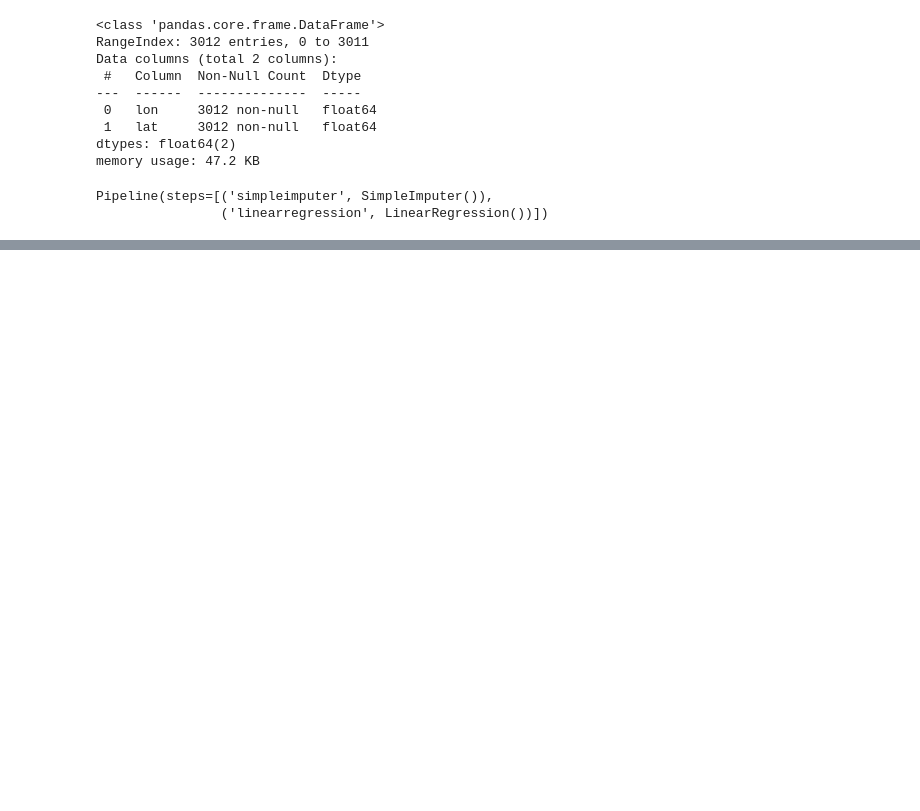
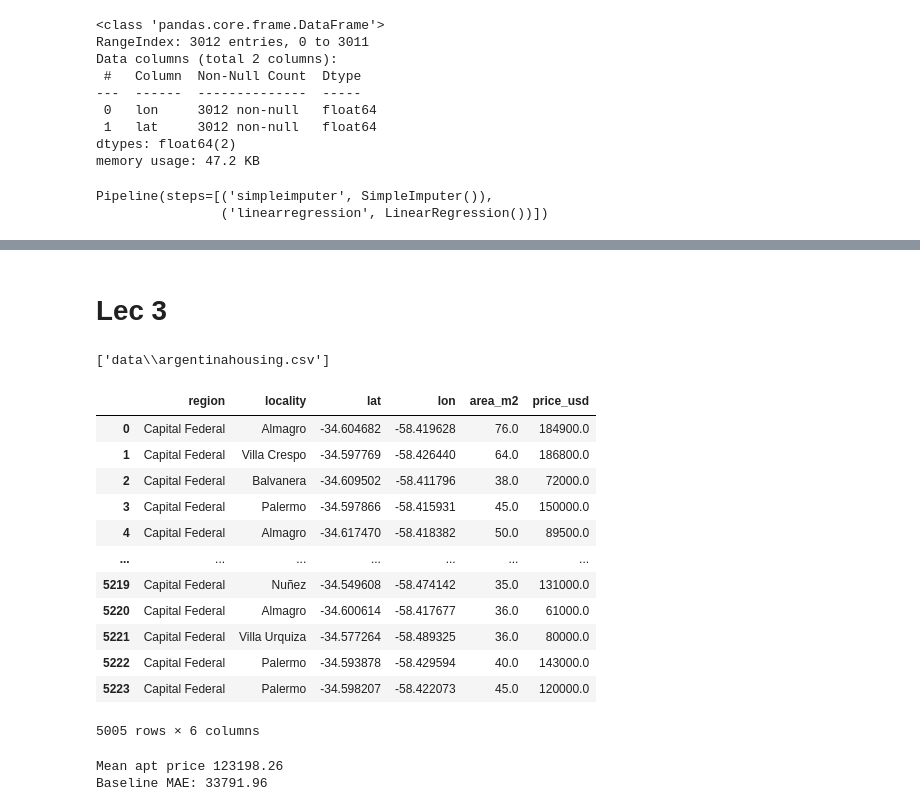
Before and after one commit to asvcodes/LabDS, a Jupyter notebook: Project2/tute.ipynb, the cells around one changed output, grey strips where cells are left out. Drawn from its saved outputs; the diff is of its cells as text; code cells hidden in the pictures; blank space fills up the shorter version.

```diff
--- a/Project2/tute.ipynb
+++ b/Project2/tute.ipynb
@@ -360,0 +361,2 @@ price = 143049.13 + (-699.67 * longitude) + (634.84 * latitude)
+# %% [markdown]
+# Lec 3
@@ -360,0 +368,69 @@ price = 143049.13 + (-699.67 * longitude) + (634.84 * latitude)
+# %%
+files = glob("data/*.csv")
+files = [files[0]]
+files
+# %% [output]
+['data\\argentinahousing.csv']
+# %%
+def wrangleNsample2(filepath):
+    data = pd.read_csv(filepath)
+
+    lo,high =data.area_m2.quantile([0.1,0.9])
+    data = data[data.area_m2.between(lo,high)]
+    high = data.price_usd.quantile(0.97)
+    data = data [data.price_usd.between(0,high)]
+
+
+    data = data[['region', 'locality','lat', 'lon', 'area_m2', 'price_usd']]
+    df = data.reset_index(drop=True)
+    df.region = df.region.str.replace('Bs.As. G.B.A. ','')
+
+    # Calculate the number of datapoints to be sampled in each strata
+    n = df['region'].value_counts().min()
+
+    # Sample each strata
+    sample = df.groupby('region',
+                            group_keys=False).apply(lambda
+                                                    x: x.sample(n))
+
+    sample = sample.reset_index(drop=True)
+    sample.index += 1
+
+    return sample
+# %%
+load = lambda files: [wrangleNsample2(i) for i in files]
+frames = load(files)
+df3 = pd.concat(frames,ignore_index=True)
+df3 = df3.dropna()
+df3
+# %% [output]
+|  | region | locality | lat | lon | area_m2 | price_usd |
+| 0 | Capital Federal | Almagro | -34.604682 | -58.419628 | 76.0 | 184900.0 |
+| 1 | Capital Federal | Villa Crespo | -34.597769 | -58.426440 | 64.0 | 186800.0 |
+| 2 | Capital Federal | Balvanera | -34.609502 | -58.411796 | 38.0 | 72000.0 |
+| 3 | Capital Federal | Palermo | -34.597866 | -58.415931 | 45.0 | 150000.0 |
+| 4 | Capital Federal | Almagro | -34.617470 | -58.418382 | 50.0 | 89500.0 |
+| ... | ... | ... | ... | ... | ... | ... |
+| 5219 | Capital Federal | Nuñez | -34.549608 | -58.474142 | 35.0 | 131000.0 |
+| 5220 | Capital Federal | Almagro | -34.600614 | -58.417677 | 36.0 | 61000.0 |
+| 5221 | Capital Federal | Villa Urquiza | -34.577264 | -58.489325 | 36.0 | 80000.0 |
+| 5222 | Capital Federal | Palermo | -34.593878 | -58.429594 | 40.0 | 143000.0 |
+| 5223 | Capital Federal | Palermo | -34.598207 | -58.422073 | 45.0 | 120000.0 |
+5005 rows × 6 columns
+# %%
+# Baseline
+features = ['area_m2','locality']
+X_train3 = df3[features]
+
+target = "price_usd"
+y_train3 = df3[target]
+
+y_pred_baseline3 = [y_train3.mean()] * len(y_train3)
+
+mae_baseline3 = mean_absolute_error(y_train3,y_pred_baseline3)
+
+print("Mean apt price", round(y_train3.mean(), 2))
+print("Baseline MAE:", round(mae_baseline3, 2))
+# %% [output]
+Mean apt price 123198.26
+Baseline MAE: 33791.96
```
Also changed, not shown: parts of 25 cells of this notebook.
